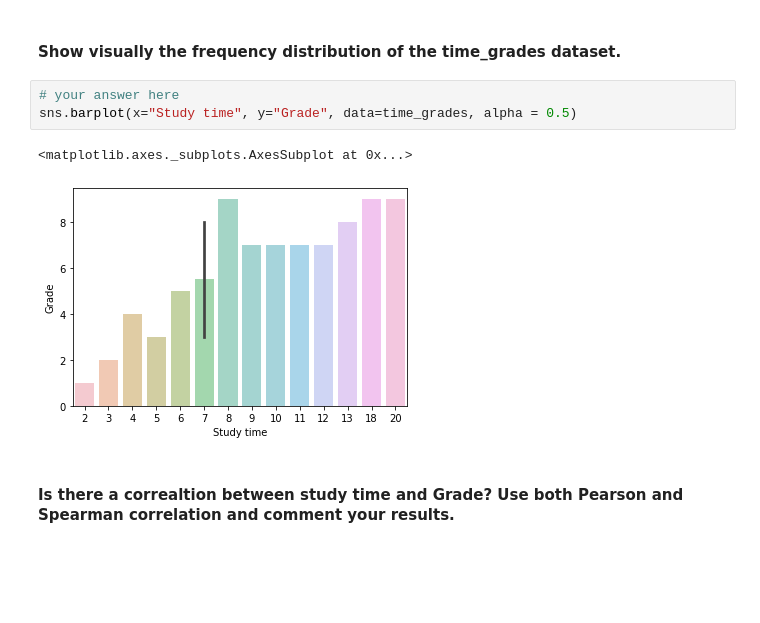
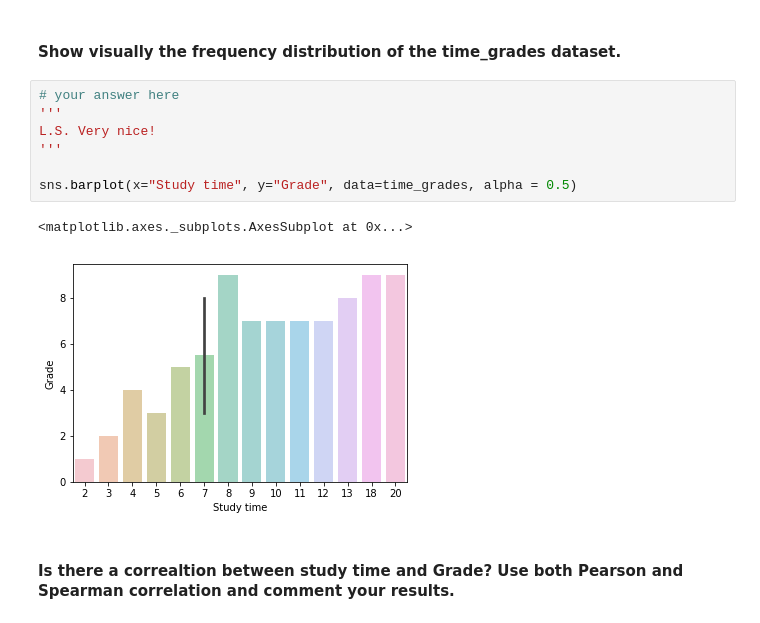
Before and after one commit to RuslanGusiev/lab-pivot-table-and-correlation, a Jupyter notebook: your_code/main.ipynb, the cells around one changed output. Drawn from its saved outputs; the diff is of its cells as text; blank space fills up the shorter version.

```diff
--- a/your_code/main.ipynb
+++ b/your_code/main.ipynb
@@ -322,10 +364,14 @@ time_grades.head()
 #### Show visually the frequency distribution of the time_grades dataset.
 # %%
 # your answer here
+'''
+L.S. Very nice!
+'''
+
 sns.barplot(x="Study time", y="Grade", data=time_grades, alpha = 0.5)
 # %% [output]
 <matplotlib.axes._subplots.AxesSubplot at 0x...>
-[figure, old version]
+[figure, new version]
 # %% [markdown]
 #### Is there a correaltion between study time and Grade? Use both Pearson and Spearman correlation and comment your results.
 # %%
```
Also changed, not shown: parts of 12 cells of this notebook.
